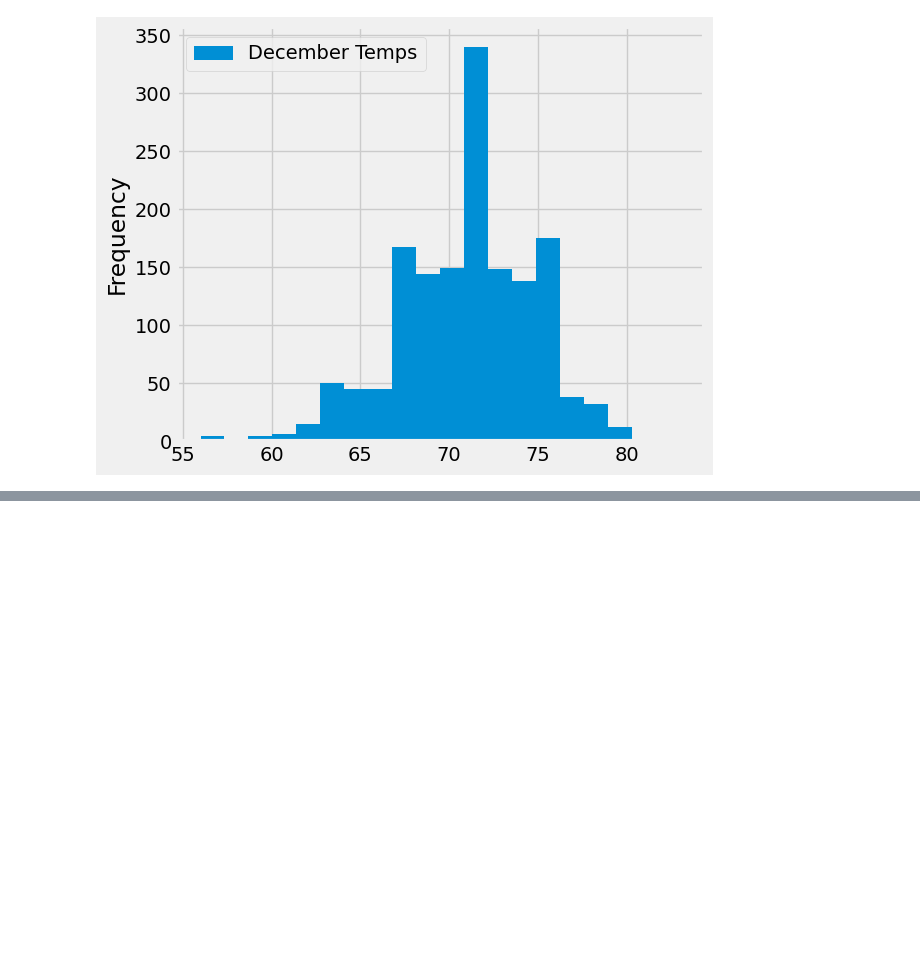
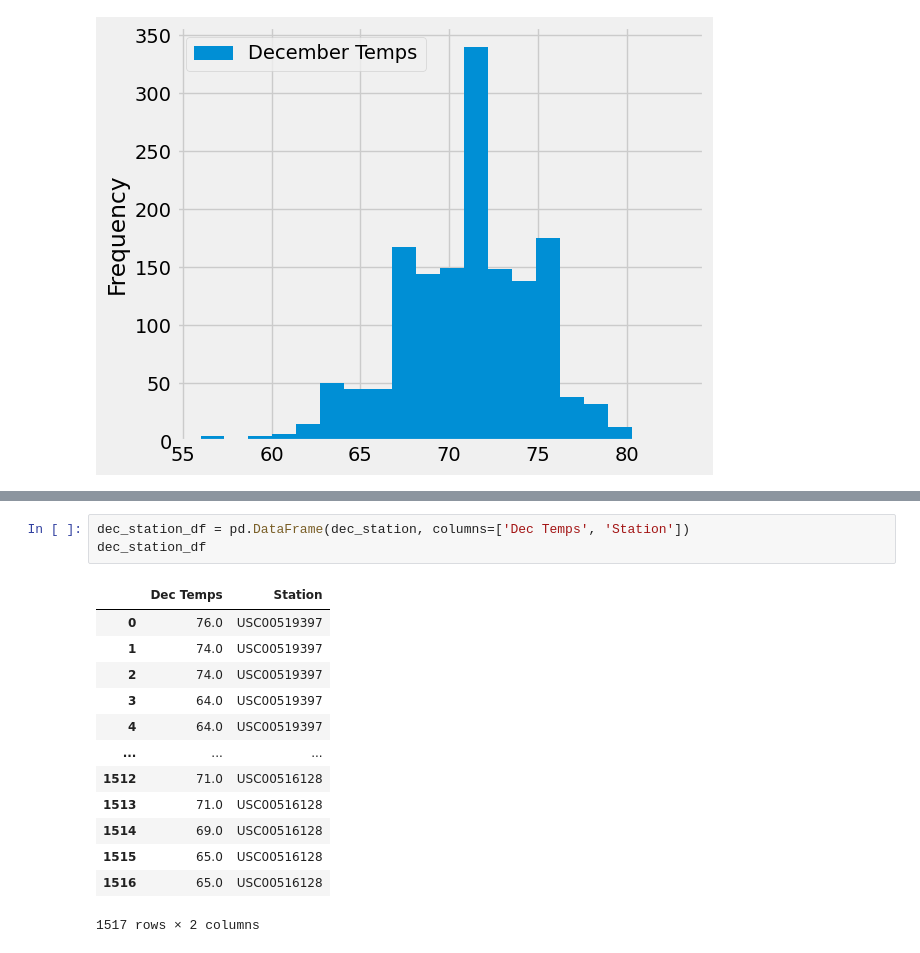
Before and after one commit to jhohing/Surfs_up, a Jupyter notebook: SurfsUp_Challenge.ipynb, the cells around one changed output, grey strips where cells are left out. Drawn from its saved outputs; the diff is of its cells as text; blank space fills up the shorter version.

```diff
--- a/SurfsUp_Challenge.ipynb
+++ b/SurfsUp_Challenge.ipynb
@@ -94,0 +116,17 @@ plt.tight_layout()
+# %%
+dec_station_df = pd.DataFrame(dec_station, columns=['Dec Temps', 'Station'])
+dec_station_df
+# %% [output]
+|  | Dec Temps | Station |
+| 0 | 76.0 | USC00519397 |
+| 1 | 74.0 | USC00519397 |
+| 2 | 74.0 | USC00519397 |
+| 3 | 64.0 | USC00519397 |
+| 4 | 64.0 | USC00519397 |
+| ... | ... | ... |
+| 1512 | 71.0 | USC00516128 |
+| 1513 | 71.0 | USC00516128 |
+| 1514 | 69.0 | USC00516128 |
+| 1515 | 65.0 | USC00516128 |
+| 1516 | 65.0 | USC00516128 |
+1517 rows × 2 columns
```
Also changed, not shown: parts of 4 cells of this notebook, 1 other file.
